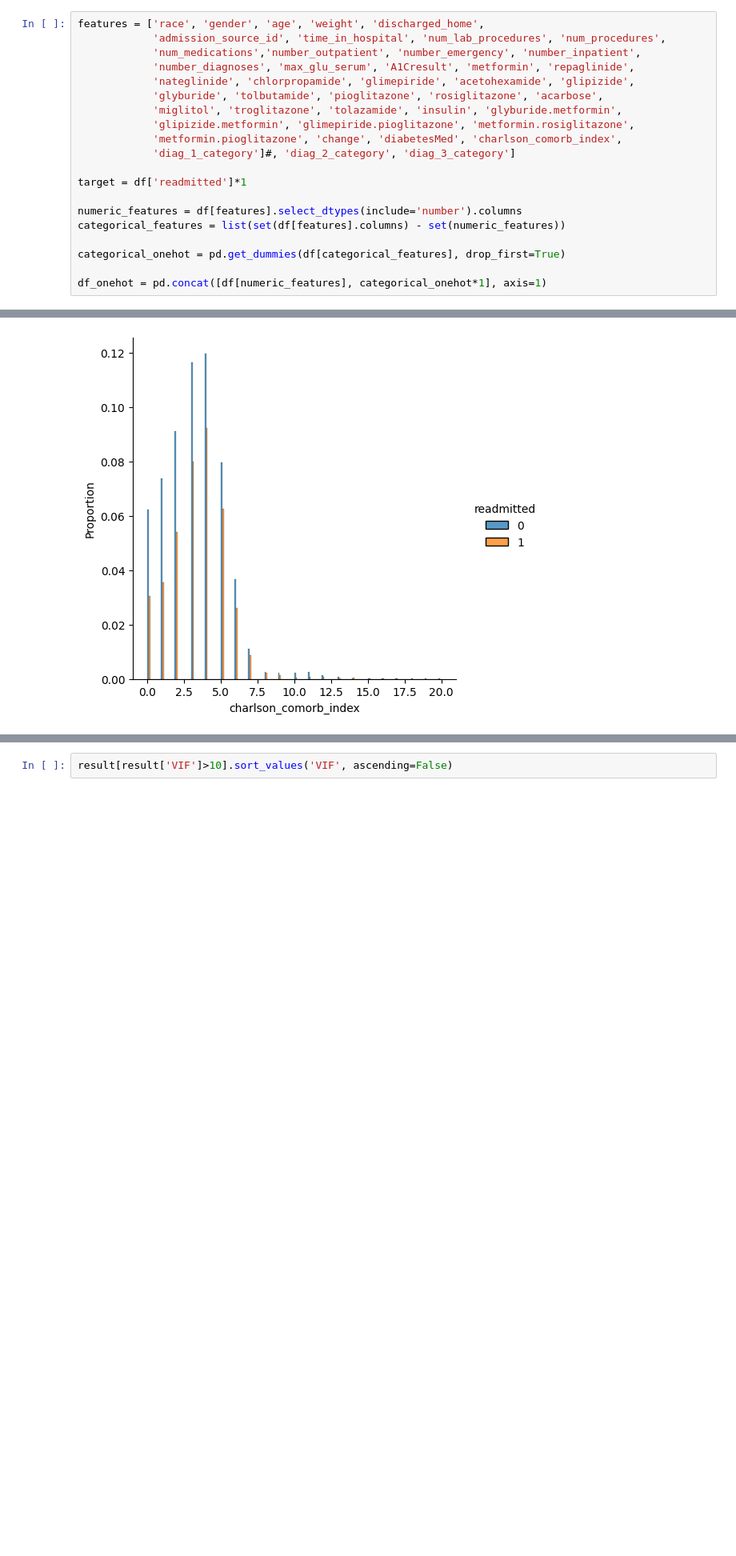
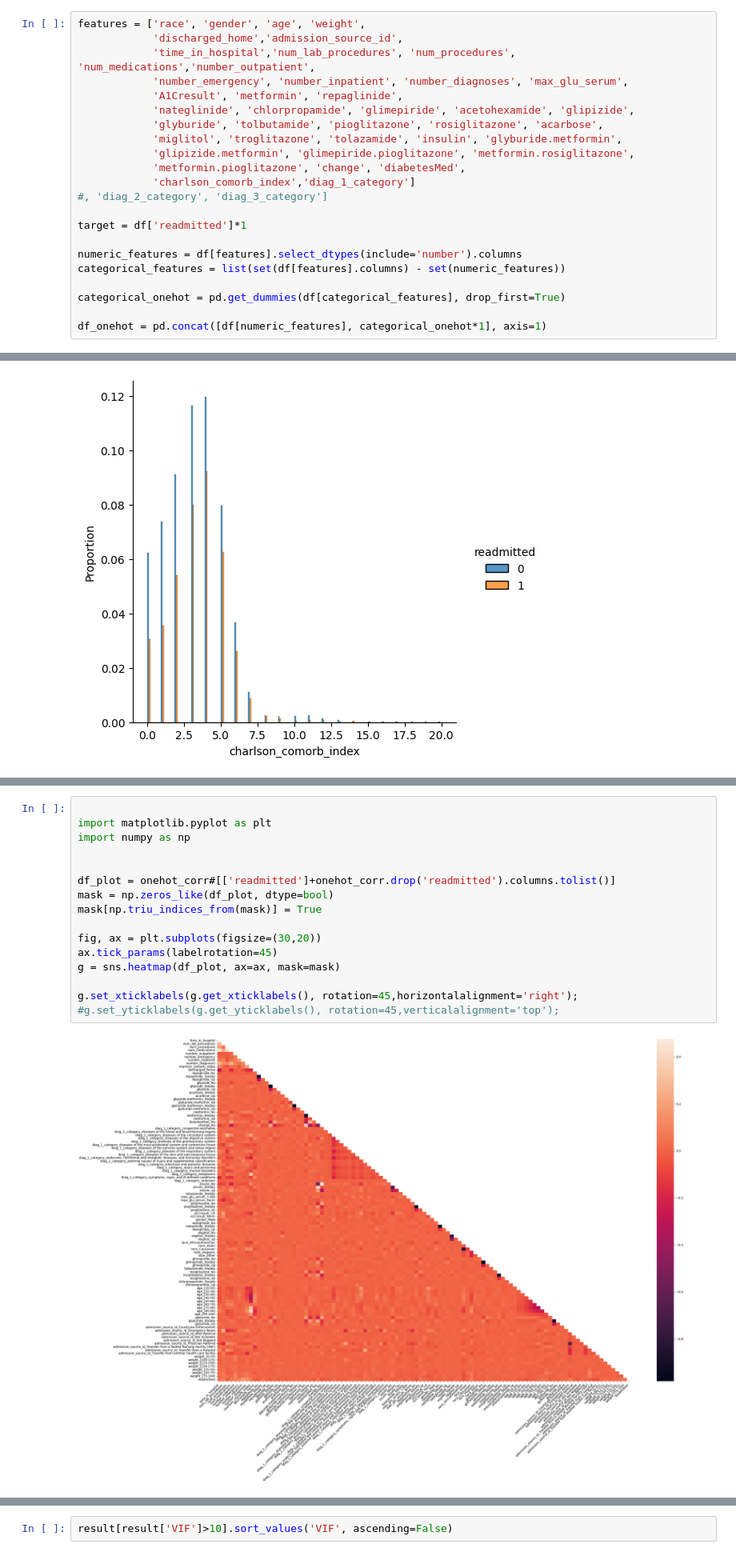
Before and after one commit to SamHollings/readmission, a Jupyter notebook: analysis.ipynb, the cells around one changed output, grey strips where cells are left out. Shown at 80% size. Drawn from its saved outputs; the diff is of its cells as text; blank space fills up the shorter version.

```diff
--- a/analysis.ipynb
+++ b/analysis.ipynb
@@ -126,16 +126,18 @@ def discharged_home(discharge_disposition: str) -> str:
 
 df['discharged_home'] = discharged_home(df['discharge_disposition_id'])
 # %%
-features = ['race', 'gender', 'age', 'weight', 'discharged_home',
-            'admission_source_id', 'time_in_hospital', 'num_lab_procedures', 'num_procedures',
-            'num_medications','number_outpatient', 'number_emergency', 'number_inpatient',
-            'number_diagnoses', 'max_glu_serum', 'A1Cresult', 'metformin', 'repaglinide',
+features = ['race', 'gender', 'age', 'weight',
+            'discharged_home','admission_source_id',
+            'time_in_hospital','num_lab_procedures', 'num_procedures', 'num_medications','number_outpatient',
+            'number_emergency', 'number_inpatient', 'number_diagnoses', 'max_glu_serum',
+            'A1Cresult', 'metformin', 'repaglinide',
             'nateglinide', 'chlorpropamide', 'glimepiride', 'acetohexamide', 'glipizide',
             'glyburide', 'tolbutamide', 'pioglitazone', 'rosiglitazone', 'acarbose',
             'miglitol', 'troglitazone', 'tolazamide', 'insulin', 'glyburide.metformin',
             'glipizide.metformin', 'glimepiride.pioglitazone', 'metformin.rosiglitazone',
-            'metformin.pioglitazone', 'change', 'diabetesMed', 'charlson_comorb_index',
-            'diag_1_category']#, 'diag_2_category', 'diag_3_category']
+            'metformin.pioglitazone', 'change', 'diabetesMed',
+            'charlson_comorb_index','diag_1_category']
+#, 'diag_2_category', 'diag_3_category']
 
 target = df['readmitted']*1
 
@@ -174 +224,19 @@ sns.displot(pd.concat([target, df_onehot['charlson_comorb_index']], axis=1),x =
+# %%
+
+import matplotlib.pyplot as plt
+import numpy as np
+
+
+df_plot = onehot_corr#[['readmitted']+onehot_corr.drop('readmitted').columns.tolist()]
+mask = np.zeros_like(df_plot, dtype=bool)
+mask[np.triu_indices_from(mask)] = True
+
+fig, ax = plt.subplots(figsize=(30,20))
+ax.tick_params(labelrotation=45)
+g = sns.heatmap(df_plot, ax=ax, mask=mask)
+
+g.set_xticklabels(g.get_xticklabels(), rotation=45,horizontalalignment='right');
+#g.set_yticklabels(g.get_yticklabels(), rotation=45,verticalalignment='top');
+# %% [output]
+[figure, added]
 # %%
```
Also changed, not shown: parts of 5 cells of this notebook.
